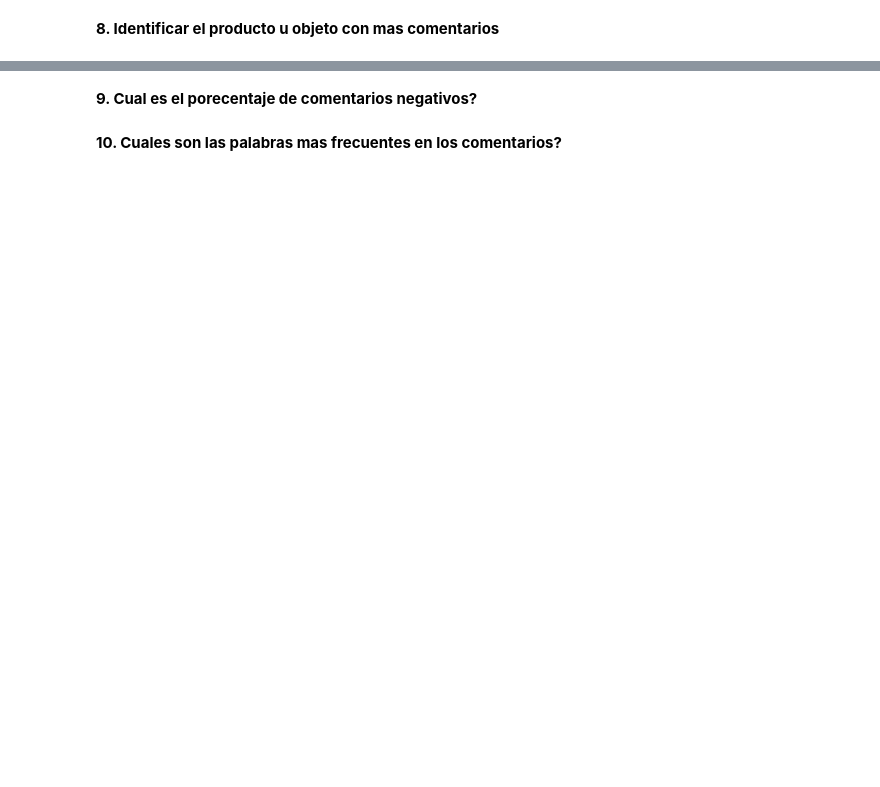
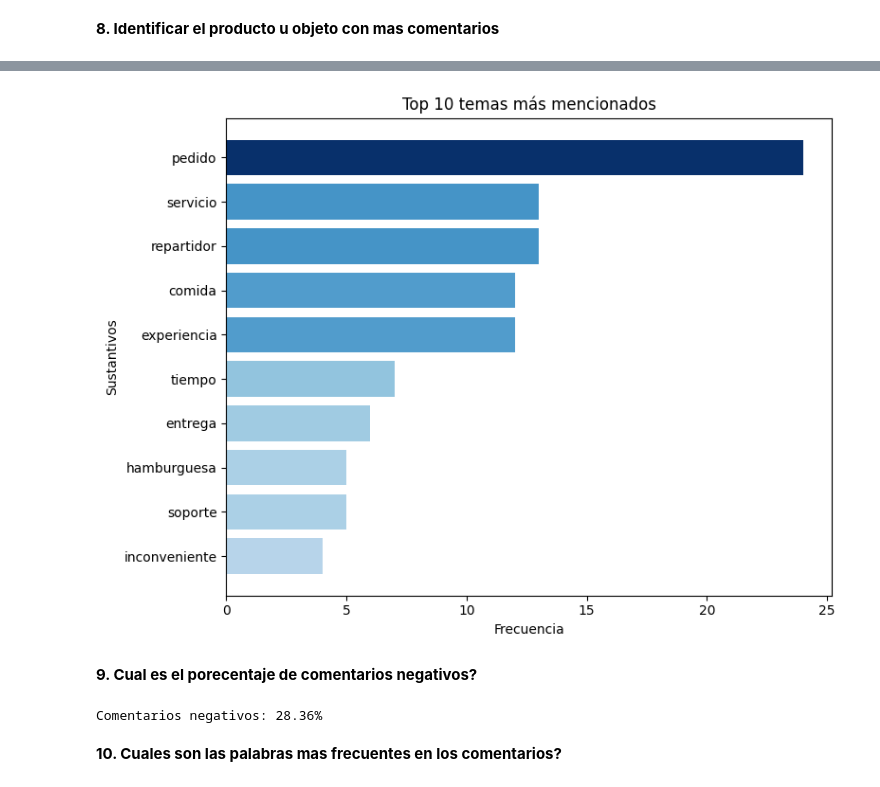
Before and after one commit to sebastianb92/nlp-labs, a Jupyter notebook: Session1/1-Spacy-Basics.ipynb, the cells around one changed output, grey strips where cells are left out. Saved outputs shown, nothing was run; the diff lists cells and outputs as text; code cells hidden in the pictures; blank space fills up the shorter version.

```diff
--- a/Session1/1-Spacy-Basics.ipynb
+++ b/Session1/1-Spacy-Basics.ipynb
@@ -203,2 +302,25 @@ for noun, count in noun_counter.most_common(10):
+# %%
+top_nouns = noun_counter.most_common(10)
+
+labels = [noun for noun, count in top_nouns]
+values = [count for noun, count in top_nouns]
+
+plt.figure(figsize=(8,6))
+
+
+norm = plt.Normalize(min(values), max(values))
+colors = plt.cm.Blues(0.3 + 0.7 * norm(values))
+
+plt.barh(labels, values, color=colors)
+
+plt.xlabel("Frecuencia")
+plt.ylabel("Sustantivos")
+plt.title("Top 10 temas más mencionados")
+
+plt.gca().invert_yaxis()
+plt.tight_layout()
+plt.show()
+# %% [output]
+[figure, added]
 # %% [markdown]
 **9. Cual es el porecentaje de comentarios negativos?**
@@ -207,13 +327,30 @@ neg_words = ["tarde", "fría", "demorado", "cancelado", "no funciona", "grosero"
 # %%
+neg_lemmas = [
+    "tarde", "retraso", "demorar",
+    "frío", "quemar", "aplastar", "derramar",
+    "cancelar", "fallar", "error",
+    "grosero", "malo", "pésimo",
+    "incorrecto", "equivocar",
+    "incompleto", "faltar",
+    "perder", "lento",
+    "esperar"
+]
+
 neg_count = 0
 
 for comment in comments:
-    if any(word in comment.lower() for word in neg_words):
+    doc = nlp(comment.lower())
+    lemmas = [token.lemma_ for token in doc]
+
+    if any(neg in lemmas for neg in neg_lemmas):
         neg_count += 1
 
 total_comments = len(comments)
 percent_negative = (neg_count / total_comments) * 100
+
 print(f"Comentarios negativos: {percent_negative:.2f}%")
+# %% [output]
+Comentarios negativos: 28.36%
 # %% [markdown]
 **10. Cuales son las palabras mas frecuentes en los comentarios?**
 # %%
```
Also changed, not shown: parts of 35 cells of this notebook.
